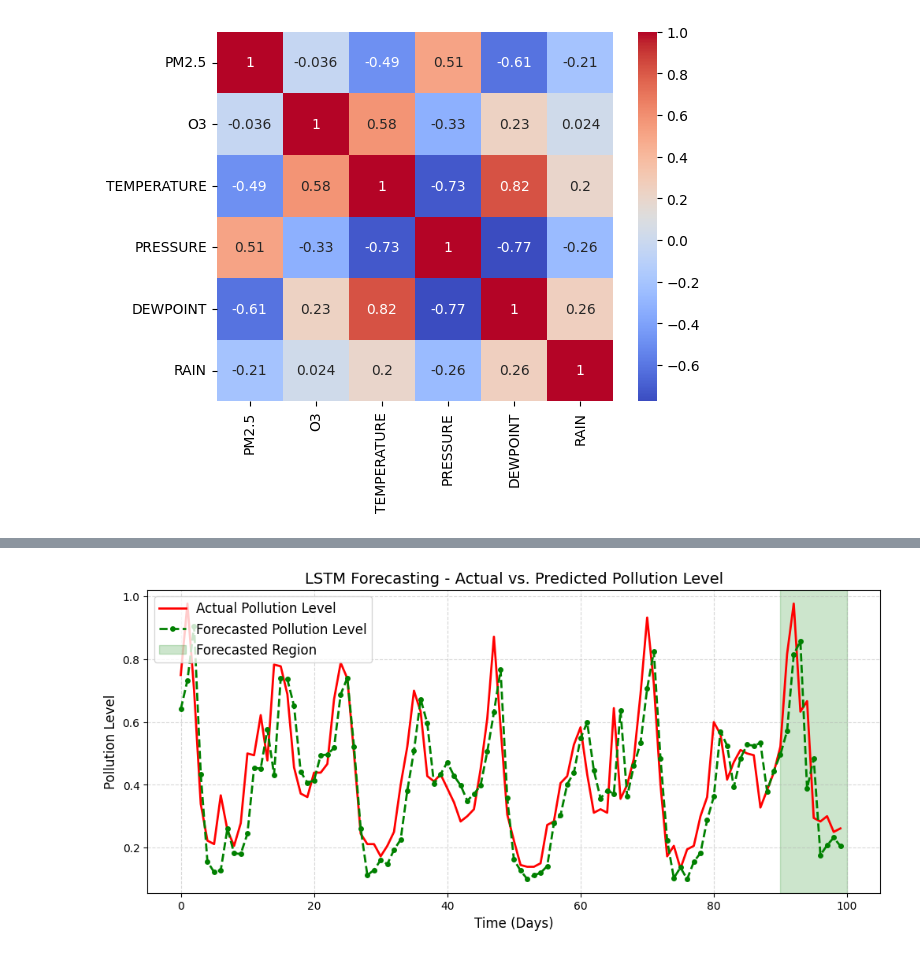
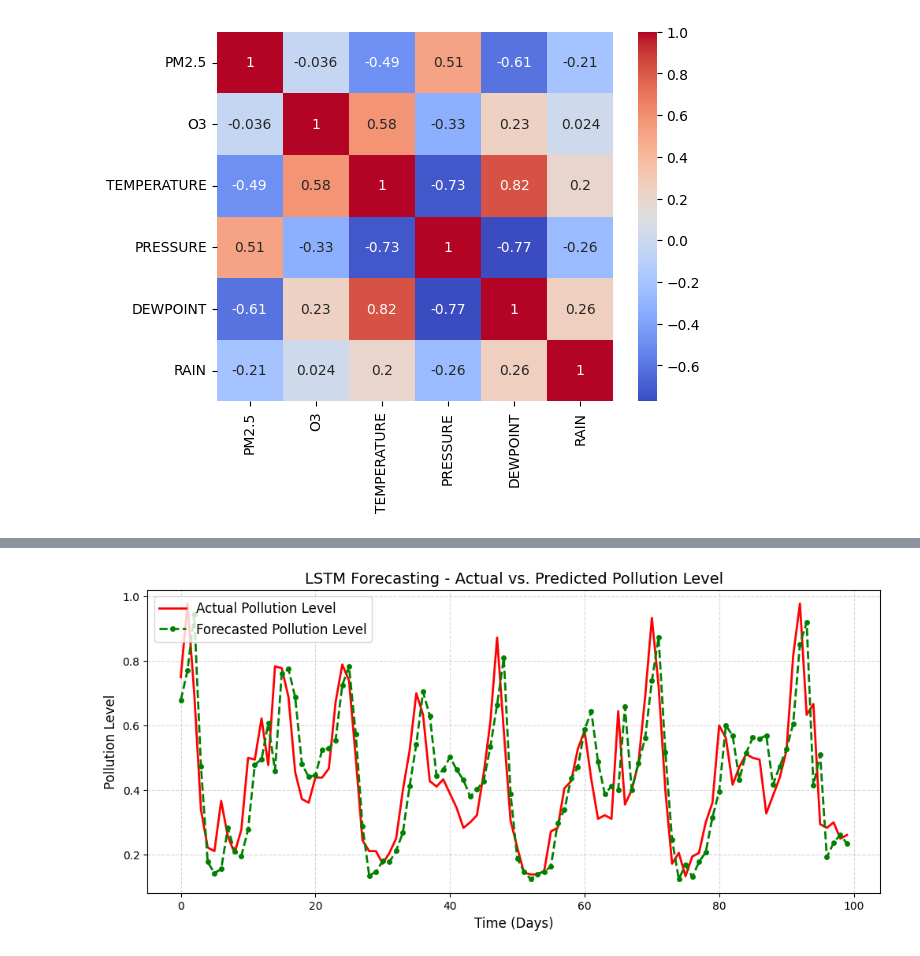
Before and after one commit to ayushsth/AQI-Forecasting, a Jupyter notebook: LSTM_KTM_MinMax_testing.ipynb, the cells around one changed output, grey strips where cells are left out. Saved outputs shown, nothing was run; the diff lists cells and outputs as text; code cells hidden in the pictures.

```diff
--- a/LSTM_KTM_MinMax_testing.ipynb
+++ b/LSTM_KTM_MinMax_testing.ipynb
@@ -21,6 +21,6 @@ dataset.head()
 # %%
 # load dataset
-df = pd.read_csv('preprocessed_dataset_kathmandu.csv', header=0, index_col=0)
+df = pd.read_csv('original_dataset_kathmandu.csv', header=0, index_col=0)
 df.describe()
 # %% [output]
 |  | PM2.5 | O3 | TEMPERATURE | PRESSURE | DEWPOINT | RAIN |
@@ -62,4 +60,5 @@ array([28., 28., 35., ..., 24., 26., 31.], dtype=float32)
 from sklearn.preprocessing import MinMaxScaler
 
 scaler = MinMaxScaler(feature_range=(0, 1))
-scaled_dataset = scaler.fit_transform(values)
+# scaled_dataset = scaler.fit_transform(values)
+scaled_dataset = scaler.fit_transform(df)
@@ -503,7 +513,7 @@ y_pred = best_model.predict(X_val)
 plt.figure(figsize=(12, 5))
 plt.plot(y_val[:100], color='red', linestyle='solid', linewidth=2, label='Actual Pollution Level')
 plt.plot(y_pred[:100], color='green', linestyle='dashed', linewidth=2, marker='o', markersize=4, label='Forecasted Pollution Level')
-plt.axvspan(len(y_test[:90]), len(y_test[:100]), color='green', alpha=0.2, label="Forecasted Region")
+# plt.axvspan(len(y_test[:90]), len(y_test[:100]), color='green', alpha=0.2, label="Forecasted Region")
 
 plt.title("LSTM Forecasting - Actual vs. Predicted Pollution Level", fontsize=14)
 plt.xlabel("Time (Days)", fontsize=12)
@@ -516,2 +526,2 @@ plt.show()
-[figure, old version]
+[figure, new version]
 # %%
```
Also changed, not shown: parts of 26 cells of this notebook, 1 other file.
